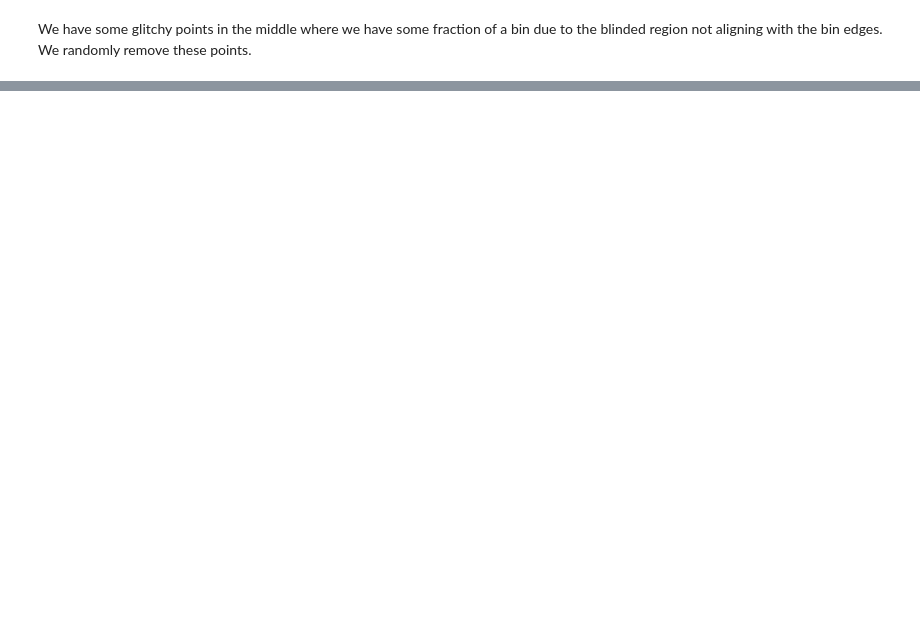
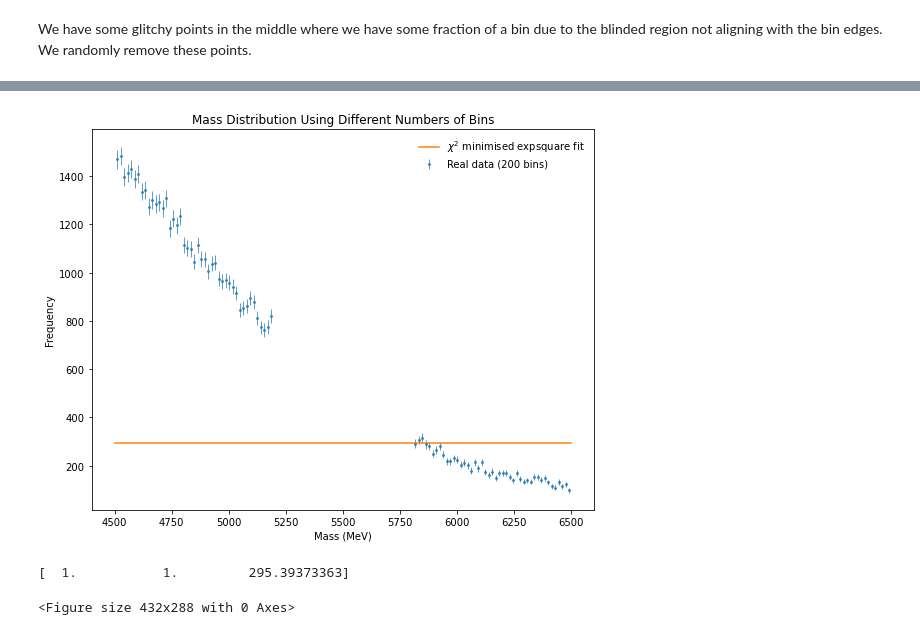
Before and after one commit to ChandlerKenworthy/Y4RareDecayProject, a Jupyter notebook: background_fitting/ChiSquare.ipynb, the cells around one changed output, grey strips where cells are left out. Saved outputs shown, nothing was run; the diff lists cells and outputs as text; code cells hidden in the pictures; blank space fills up the shorter version.

```diff
--- a/background_fitting/ChiSquare.ipynb
+++ b/background_fitting/ChiSquare.ipynb
@@ -46,0 +48,33 @@ The chi-square fitting algorithm is defined as $f(x)=...$. Below we implement th
+# %%
+funcs = {
+    'exponential': bf.exponential,
+    'linear': bf.linear,
+    'quadratic': bf.quadratic,
+    'cubic': bf.cubic,
+    'gaussian': bf.gaussian,
+    'expsquare': bf.expsquare
+}
+# %%
+from scipy.optimize import curve_fit
+test_function = 'expsquare'
+# Curve fit can take errors which then performs a standard chi-square minimisation
+
+x, y, yerr = data['200']['Mass'], data['200']['Frequency'], data['200']['Error']
+popt, pcov = curve_fit(funcs[test_function], x, y, [1, 1, 1], yerr, absolute_sigma=True)
+# Perform the chi-square minimisation
+# %%
+fig, ax = plt.subplots(1, 1, figsize=(9, 7))
+func_x = np.linspace(4500, 6500, 500)
+ax.errorbar(x, y, yerr, capsize=0, elinewidth=1, ms=2, fmt='o', label='Real data (200 bins)', alpha=0.7)
+ax.plot(func_x, funcs[test_function](func_x, *popt), label=rf'$\chi^2$ minimised {test_function} fit')
+ax.set_xlabel('Mass (MeV)')
+ax.set_ylabel('Frequency')
+plt.legend(frameon=False)
+plt.title('Mass Distribution Using Different Numbers of Bins')
+plt.show()
+plt.savefig(f'/home/user211/project/images/{test_function}_chisquare_fit.png')
+print(popt)
+# %% [output]
+[figure, added]
+[  1.           1.         295.39373363]
+<Figure size 432x288 with 0 Axes>
```
Also changed, not shown: parts of 4 cells of this notebook, 2 other files.
